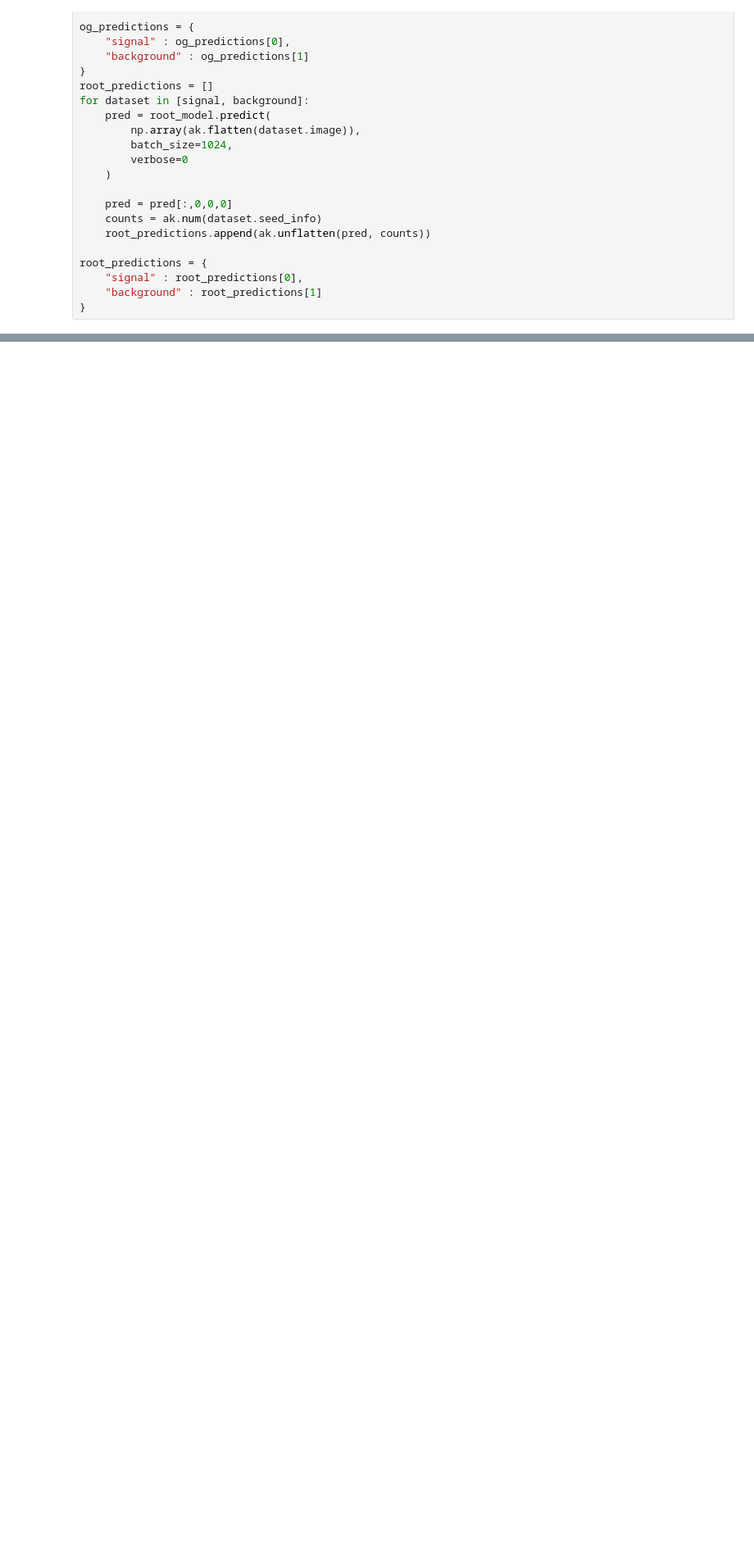
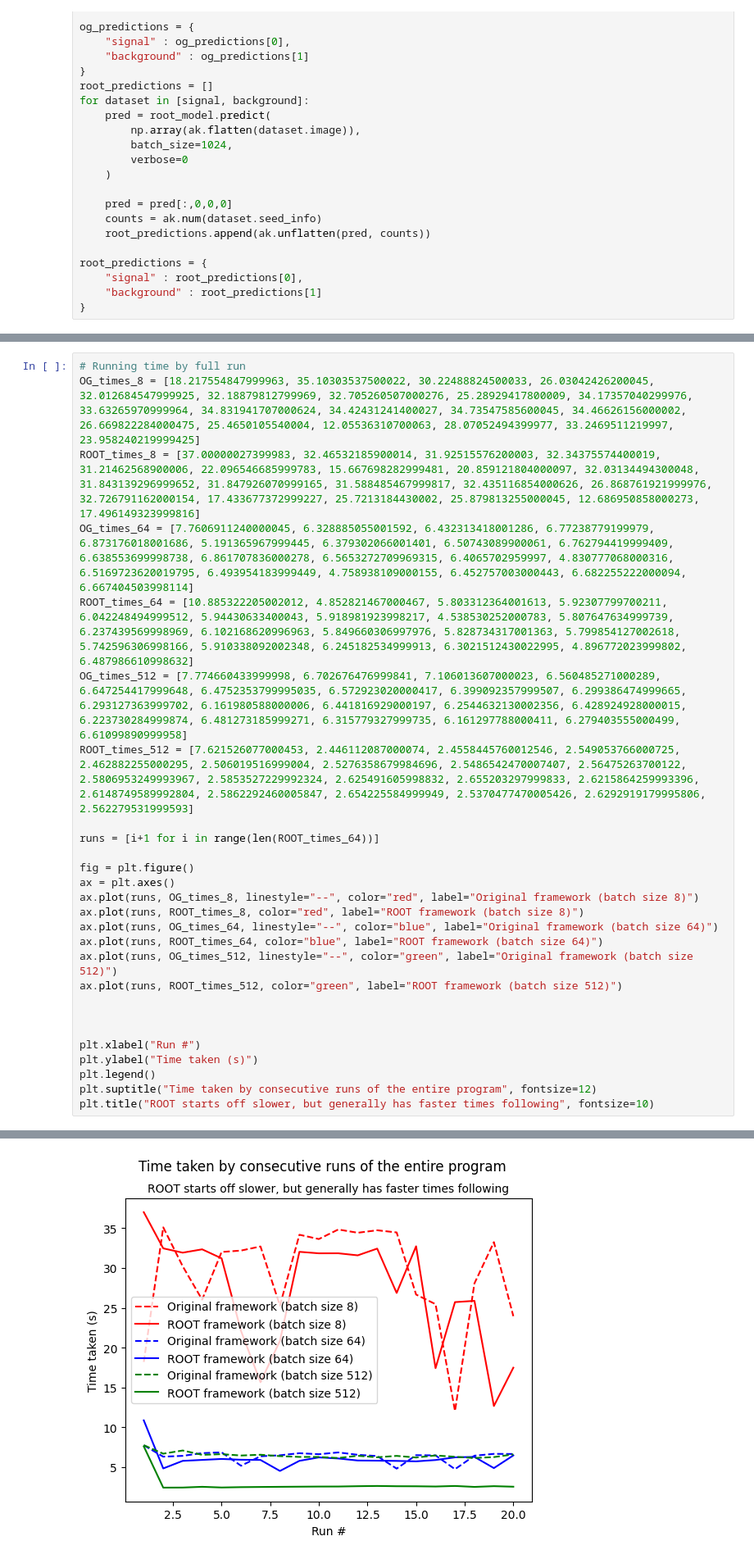
Before and after one commit to JazzyJonah/OpenFastML, a Jupyter notebook: notebooks/test_model.ipynb, the cells around one changed output, grey strips where cells are left out. Shown at 82% size. Saved outputs shown, nothing was run; the diff lists cells and outputs as text; blank space fills up the shorter version.

```diff
--- a/notebooks/test_model.ipynb
+++ b/notebooks/test_model.ipynb
@@ -143,0 +209,28 @@ plt.show()
+# %%
+# Running time by full run
+OG_times_8 = [18.217554847999963, 35.10303537500022, 30.22488824500033, 26.03042426200045, 32.012684547999925, 32.18879812799969, 32.705260507000276, 25.28929417800009, 34.17357040299976, 33.63265970999964, 34.831941707000624, 34.42431241400027, 34.73547585600045, 34.46626156000002, 26.669822284000475, 25.4650105540004, 12.05536310700063, 28.07052494399977, 33.2469511219997, 23.958240219999425]
+ROOT_times_8 = [37.00000027399983, 32.46532185900014, 31.92515576200003, 32.34375574400019, 31.21462568900006, 22.096546685999783, 15.667698282999481, 20.859121804000097, 32.03134494300048, 31.843139296999652, 31.847926070999165, 31.588485467999817, 32.435116854000626, 26.868761921999976, 32.726791162000154, 17.433677372999227, 25.7213184430002, 25.879813255000045, 12.686950858000273, 17.496149323999816]
+OG_times_64 = [7.7606911240000045, 6.328885055001592, 6.432313418001286, 6.77238779199979, 6.873176018001686, 5.191365967999445, 6.379302066001401, 6.50743089900061, 6.762794419999409, 6.638553699998738, 6.861707836000278, 6.5653272709969315, 6.4065702959997, 4.830777068000316, 6.5169723620019795, 6.493954183999449, 4.758938109000155, 6.452757003000443, 6.682255222000094, 6.667404503998114]
+ROOT_times_64 = [10.885322205002012, 4.852821467000467, 5.803312364001613, 5.92307799700211, 6.042248494999512, 5.94430633400043, 5.918981923998217, 4.538530252000783, 5.807647634999739, 6.237439569998969, 6.102168620996963, 5.849660306997976, 5.828734317001363, 5.799854127002618, 5.742596306998166, 5.910338092002348, 6.245182534999913, 6.3021512430022995, 4.896772023999802, 6.487986610998632]
+OG_times_512 = [7.774660433999998, 6.702676476999841, 7.106013607000023, 6.560485271000289, 6.647254417999648, 6.4752353799995035, 6.572923020000417, 6.399092357999507, 6.299386474999665, 6.293127363999702, 6.161980588000006, 6.441816929000197, 6.2544632130002356, 6.428924928000015, 6.223730284999874, 6.481273185999271, 6.315779327999735, 6.161297788000411, 6.279403555000499, 6.61099890999958]
+ROOT_times_512 = [7.621526077000453, 2.446112087000074, 2.4558445760012546, 2.549053766000725, 2.462882255000295, 2.506019516999004, 2.5276358679984696, 2.5486542470007407, 2.56475263700122, 2.5806953249993967, 2.5853527229992324, 2.625491605998832, 2.655203297999833, 2.6215864259993396, 2.6148749589992804, 2.5862292460005847, 2.654225584999949, 2.5370477470005426, 2.6292919179995806, 2.562279531999593]
+
+runs = [i+1 for i in range(len(ROOT_times_64))]
+
+fig = plt.figure()
+ax = plt.axes()
+ax.plot(runs, OG_times_8, linestyle="--", color="red", label="Original framework (batch size 8)")
+ax.plot(runs, ROOT_times_8, color="red", label="ROOT framework (batch size 8)")
+ax.plot(runs, OG_times_64, linestyle="--", color="blue", label="Original framework (batch size 64)")
+ax.plot(runs, ROOT_times_64, color="blue", label="ROOT framework (batch size 64)")
+ax.plot(runs, OG_times_512, linestyle="--", color="green", label="Original framework (batch size 512)")
+ax.plot(runs, ROOT_times_512, color="green", label="ROOT framework (batch size 512)")
+
+
+
+plt.xlabel("Run #")
+plt.ylabel("Time taken (s)")
+plt.legend()
+plt.suptitle("Time taken by consecutive runs of the entire program", fontsize=12)
+plt.title("ROOT starts off slower, but generally has faster times following", fontsize=10)
+# %% [output]
@@ -143,0 +238 @@ plt.show()
+[figure, added]
```
Also changed, not shown: parts of 18 cells of this notebook, 10 other files.
